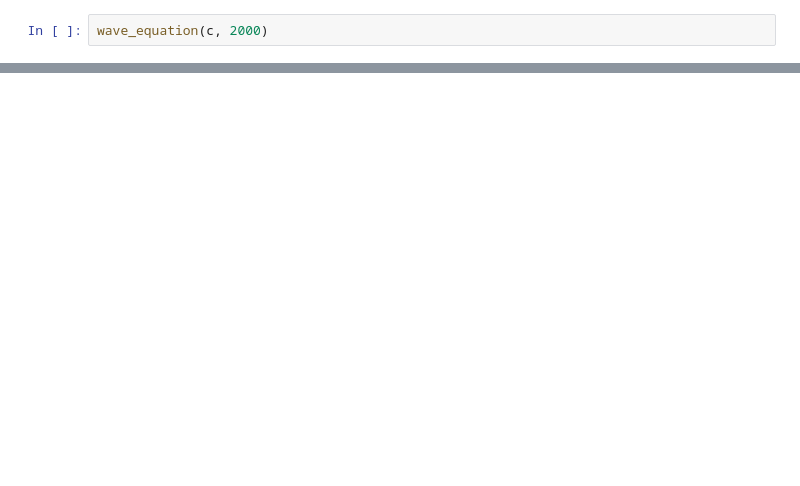
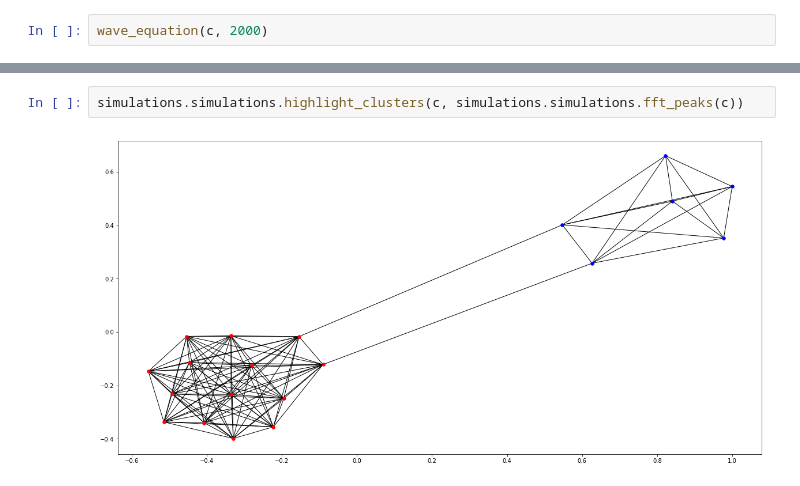
Before and after one commit to brendanshanahan/cnets, a Jupyter notebook: presentation.ipynb, the cells around one changed output, grey strips where cells are left out. Saved outputs shown, nothing was run; the diff lists cells and outputs as text; blank space fills up the shorter version.

```diff
--- a/presentation.ipynb
+++ b/presentation.ipynb
@@ -101,0 +83,4 @@ plot_fft(c)
+# %%
+simulations.simulations.highlight_clusters(c, simulations.simulations.fft_peaks(c))
+# %% [output]
+[figure, added]
```
Also changed, not shown: parts of 14 cells of this notebook, 1 other file.
